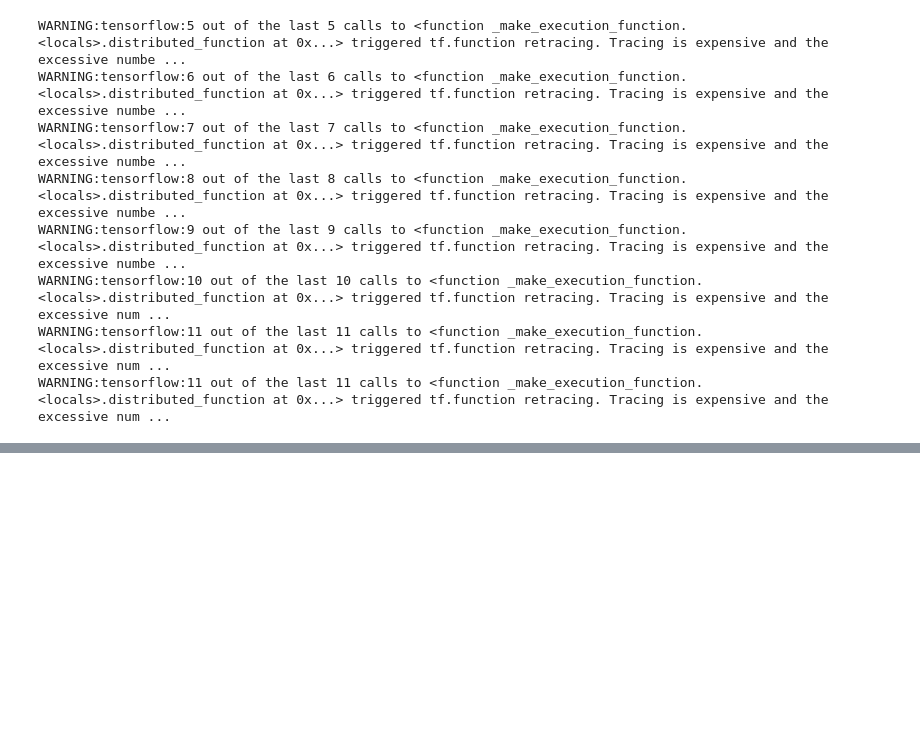
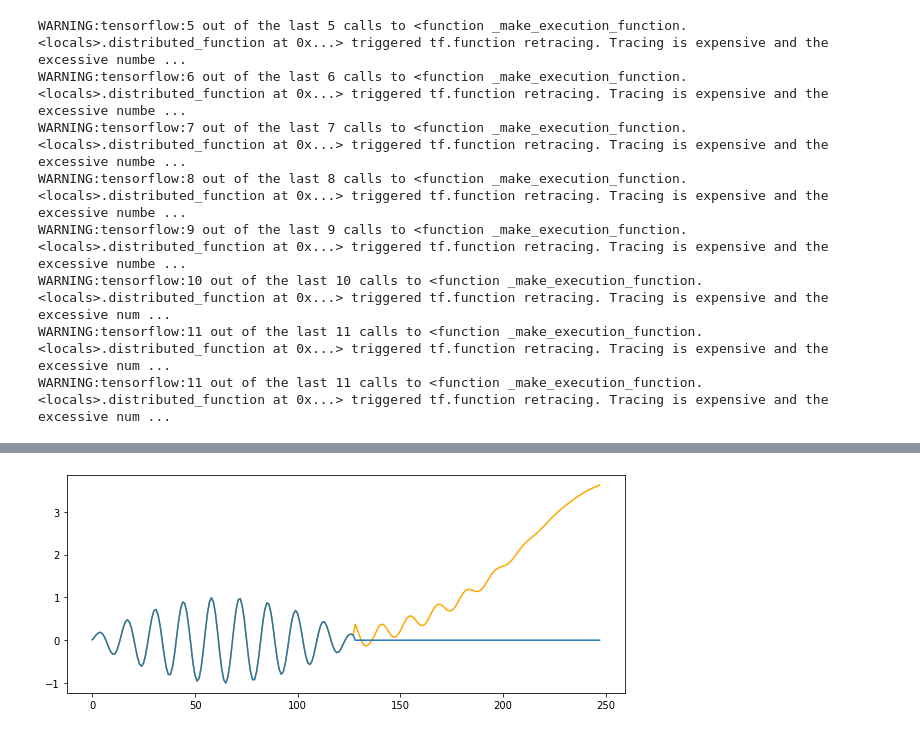
Before and after one commit to fa97ber/DeepLearning, a Jupyter notebook: DL_03_01.ipynb, the cells around one changed output, grey strips where cells are left out. Drawn from its saved outputs; the diff is of its cells as text; code cells hidden in the pictures; blank space fills up the shorter version.

```diff
--- a/DL_03_01.ipynb
+++ b/DL_03_01.ipynb
@@ -376,0 +410,6 @@ plt.show()
+# %%
+modelD.compile(optimizer='adam', loss='mean_squared_error')
+# %%
+historyD = modelD.fit(X[:800], Y[:800],
+          epochs=10,
+          validation_data=(X[800:], Y[800:]))
@@ -376,0 +438,12 @@ plt.show()
+# %%
+def predict_values(starting_sequence, repeats=12):
+    x_test = starting_sequence
+    for _ in range(repeats):
+        pred = modelD.predict(x_test).reshape(-1).reshape(1,look_ahead,1)
+        x_test = np.concatenate((x_test, pred), axis=1)
+    return x_test
+# %%
+x_test,y_test = gen_data(size=1,noise=0.0)
+valuesD = predict_values(x_test)
+xD = np.zeros(values.shape)
+xD[0,:seq_length,0] = x_test[0,:,0]
@@ -376,0 +459,8 @@ plt.show()
+# %%
+plt.figure(num=None, figsize=(10,4))
+
+plt.plot(valuesD[0,:,0], color='orange')
+plt.plot(xD[0,:,0])
+plt.show()
+# %% [output]
+[figure, added]
```
Also changed, not shown: parts of 15 cells of this notebook.
